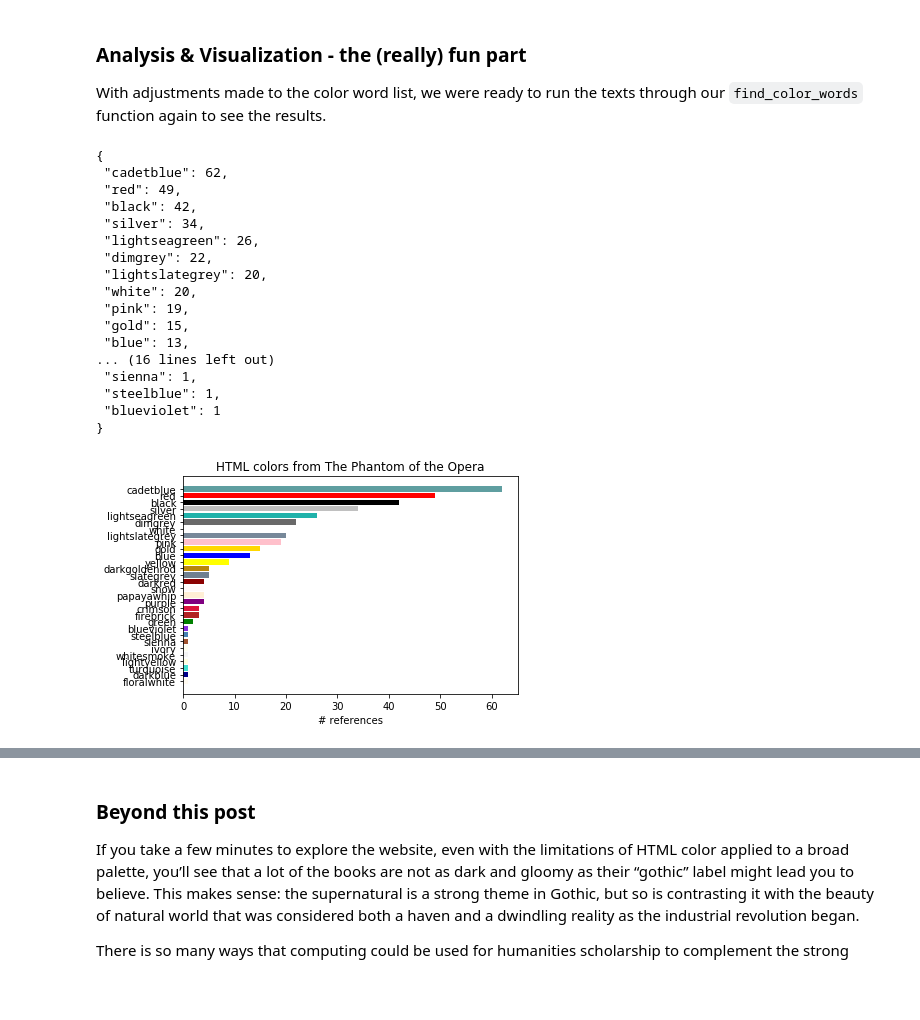
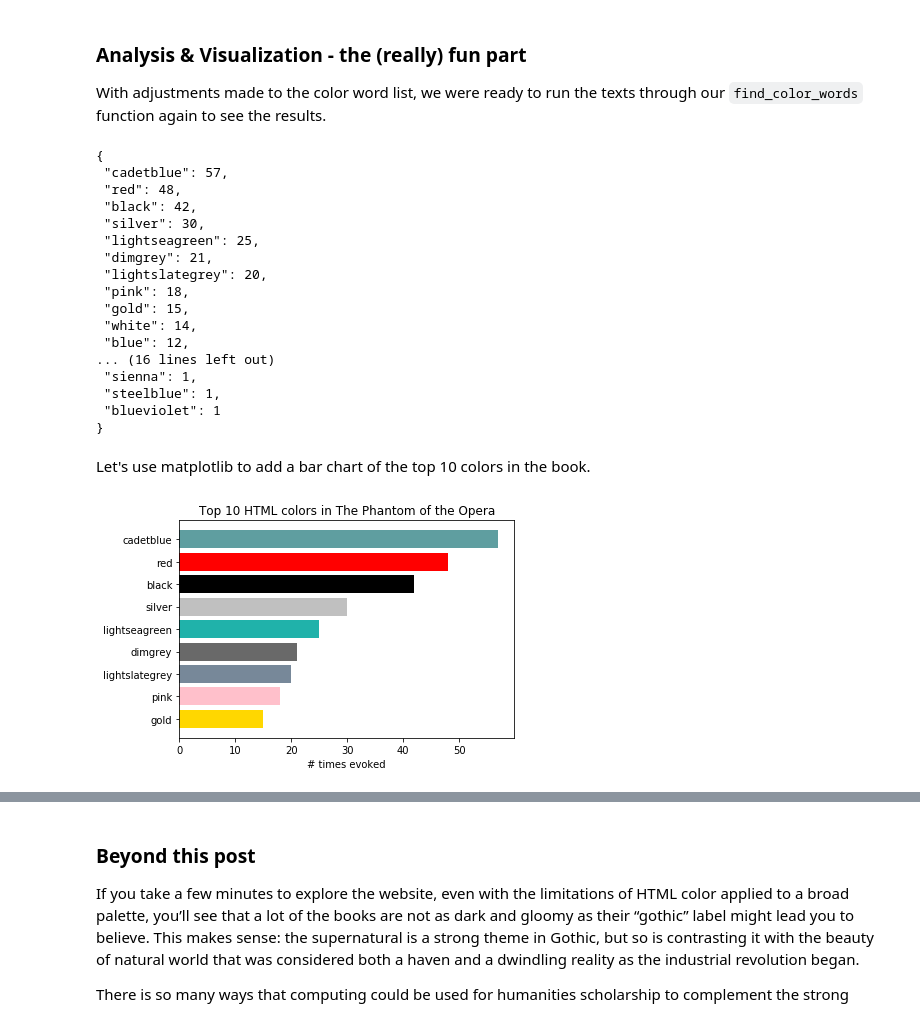
Before and after one commit to eleanorstrib/gothic-colors-blog, a Jupyter notebook: gothic_post.ipynb, the cells around one changed output, grey strips where cells are left out. Cells and saved outputs as stored; diff of their text form; code cells hidden in the pictures; blank space fills up the shorter version.

Commit message:
updated color counting function and made some minor edits

```diff
--- a/gothic_post.ipynb
+++ b/gothic_post.ipynb
@@ -169,20 +166,24 @@ def find_color_words(t, color_dict):
     """
     color_words = []
     concurrent_color_words = []
-    tags = {'JJ', 'NN'}
+    tags = {'JJ', 'NN'} # JJ = adjectives, NN = nouns
 
-    for i in range(len(t)-1):
-        current_idx = i
-        # check if the word is in the color_dict and add to color_words if so
+    current_idx = 0
+
+    while current_idx < len(t):
+        # check if the word is in the color_dict and has the correct tags
         if t[current_idx][1] in tags and t[current_idx][0] in color_dict:
             color_words.append(t[current_idx])
+
             # check the next word to see if it's in the color_dict
-            # if it is, add to both lists, advance current_idx variable
-            next_idx = i + 1
-            if t[next_idx ][1] in tags and t[next_idx][0] in color_dict:
+            next_idx = current_idx + 1
+            if t[next_idx][1] in tags and t[next_idx][0] in color_dict:
                 color_words.append(t[next_idx])
                 concurrent_color_words.append((t[current_idx], t[next_idx]))
-                current_idx += 2
+                # increment current_idx by an extra step
+                current_idx = next_idx
+        # increment current_idx by 1
+        current_idx += 1
 
     return color_words, concurrent_color_words
 # %%
@@ -279,32 +281,34 @@ html_color_counts_asc, html_color_counts_dsc  = group_to_plot(color_dict, color_
 print (json.dumps(html_color_counts_dsc, indent=1))
 # %% [output]
 {
- "cadetblue": 62,
- "red": 49,
+ "cadetblue": 57,
+ "red": 48,
  "black": 42,
- "silver": 34,
- "lightseagreen": 26,
- "dimgrey": 22,
+ "silver": 30,
+ "lightseagreen": 25,
+ "dimgrey": 21,
  "lightslategrey": 20,
- "white": 20,
- "pink": 19,
+ "pink": 18,
  "gold": 15,
- "blue": 13,
+ "white": 14,
+ "blue": 12,
 ... (16 lines left out)
  "sienna": 1,
  "steelblue": 1,
  "blueviolet": 1
 }
+# %% [markdown]
+Let's use matplotlib to add a bar chart of the top 10 colors in the book.
 # %%
-colors = list(html_color_counts_asc.keys())
-counts = list(html_color_counts_asc.values())
+colors = list(html_color_counts_asc.keys())[-9:]
+counts = list(html_color_counts_asc.values())[-9:]
 y_pos = np.arange(len(counts))
 
 plt.barh(y_pos, counts, align='center', color=colors)
 plt.yticks(y_pos, colors)
-plt.xlabel('# references')
-plt.title('HTML colors from ' + title)
-# plt.figure(figsize=(50,50))
+plt.xlabel('# times evoked')
+plt.title('Top 10 HTML colors in ' + title)
+
 plt.show()
 # %% [output]
-[figure, old version]
+[figure, new version]
```
Also changed, not shown: parts of 6 cells of this notebook.
